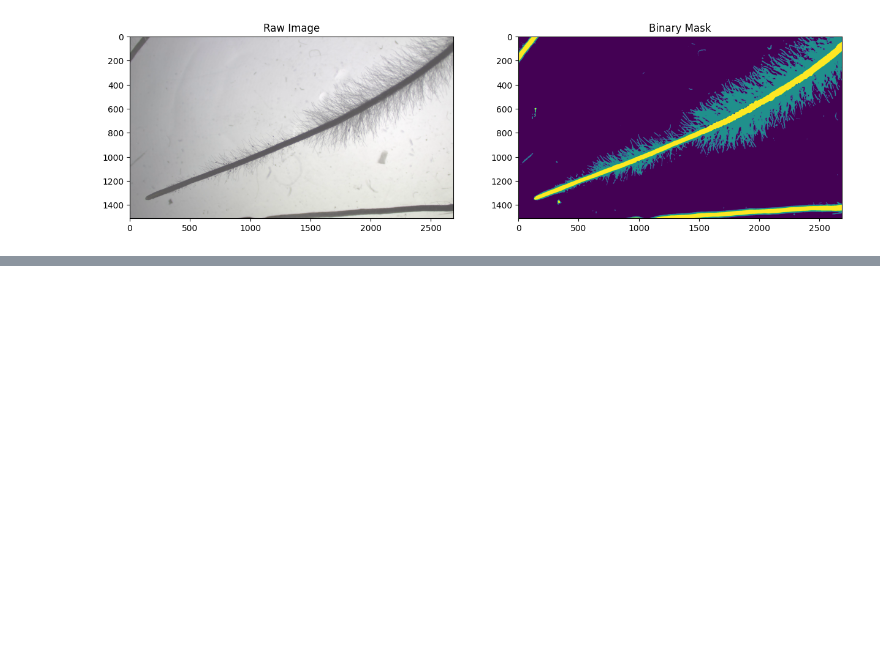
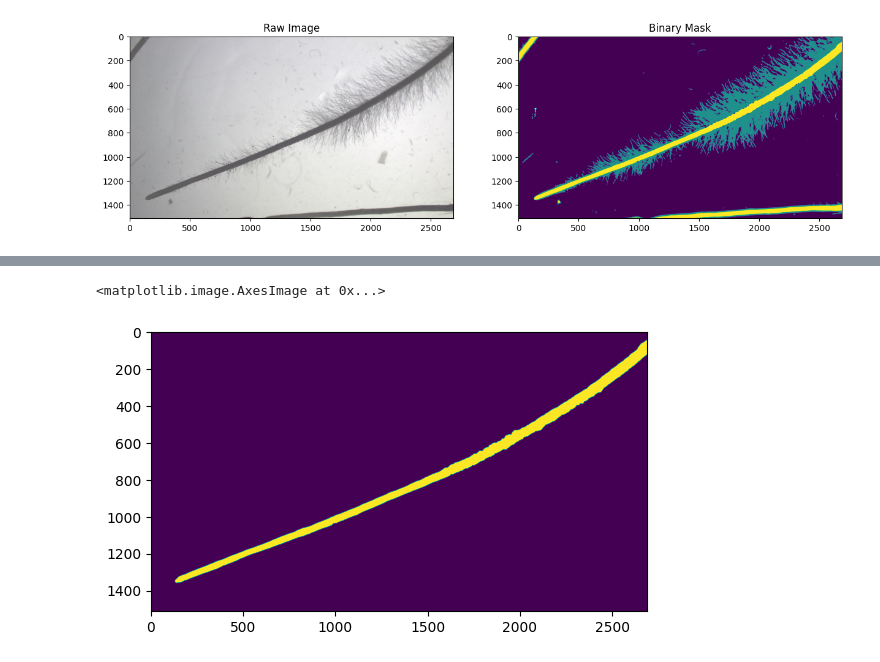
Before and after one commit to iantsang779/pyRootHair, a Jupyter notebook: demo/demo.ipynb, the cells around one changed output, grey strips where cells are left out. Cells and saved outputs as stored; diff of their text form; code cells hidden in the pictures; blank space fills up the shorter version.

```diff
--- a/demo/demo.ipynb
+++ b/demo/demo.ipynb
@@ -27,0 +37,27 @@ Text(0.5, 1.0, 'Binary Mask')
+# %%
+root_labeled_cleaned, root_count_cleaned = label(root_mask, connectivity=2, return_num=True) # re check num objects
+
+def clean_root_chunk(mask) -> tuple['NDArray', list]:
+        """
+        Clean up each small section of the root mask by removing all but the largest area present
+        """
+        root_section_labeled, num_labels = label(mask, connectivity=2, return_num=True) # label the root mask
+
+        if num_labels > 0:
+            root_section_measured = regionprops(root_section_labeled) # measure the root section
+            max_label = max(root_section_measured, key=lambda x: x.area).label # get the label associated with the largest area in the measured section
+
+            # mask out the smaller sections, retaining only the largest section
+            clean_root_mask = root_section_labeled == max_label
+            root_section_labeled, _ = label(clean_root_mask, connectivity=2, return_num=True) # re label root
+            root_section_measured = regionprops(root_section_labeled) # re measure root section
+
+            return root_section_labeled, root_section_measured
+
+if root_count_cleaned > 1: # if more than 1 root is present
+    root_labeled_cleaned, count = clean_root_chunk(root_labeled_cleaned)
+# %%
+plt.imshow(root_labeled_cleaned)
+# %% [output]
+<matplotlib.image.AxesImage at 0x...>
+[figure, added]
```
Also changed, not shown: parts of 22 cells of this notebook, 4 other files.
